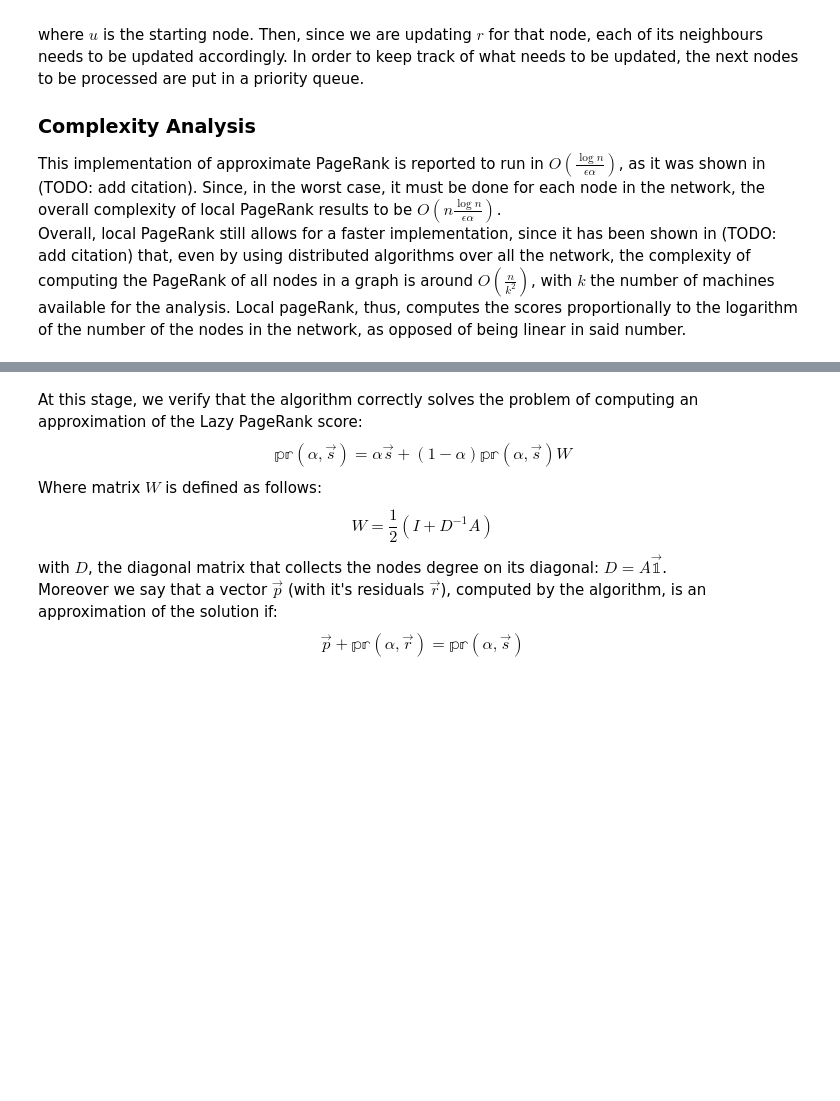
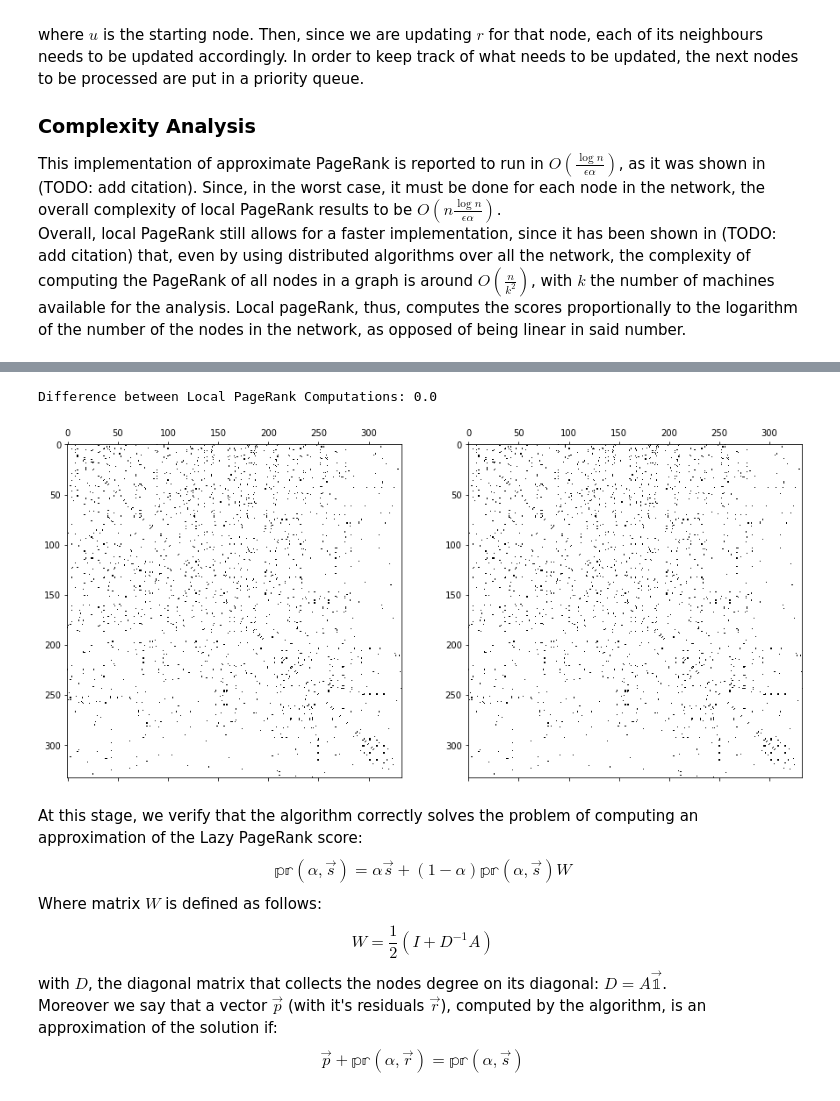
Before and after one commit to barbafrank/LCP_projects_Y2, a Jupyter notebook: HLP_Project/Project.ipynb, the cells around one changed output, grey strips where cells are left out. Drawn from its saved outputs; the diff is of its cells as text; code cells hidden in the pictures; blank space fills up the shorter version.

```diff
--- a/HLP_Project/Project.ipynb
+++ b/HLP_Project/Project.ipynb
@@ -74,19 +73,22 @@ print("Unweighted version:")
 # %%
 # generate the L matrix, assuming both weighted and unweighted input
-L_weighted = cppLocalPageRank_weight(A_weighted, c=0.85, return_only_neighbours=True)
-L = cppLocalPageRank(A, c=0.85, return_only_neighbours=True)
+L_weighted = localPageRank_weight(A_weighted, c=0.85, return_only_neighbours=True)
+L = localPageRank(A, c=0.85, return_only_neighbours=True)
 
 # convert to numpy matrix, to visually check the results
 L_weighted_mat = list2matrix(L_weighted)
 L_mat = list2matrix(L)
 
 # plot the matrices' spy
 fig, axs = plt.subplots(1, 2, figsize=(15, 7))
 axs[0].spy(L_weighted_mat)
 axs[1].spy(L_mat)
 
 # and print the difference to check that the same result was obtained
 print("Difference between Local PageRank Computations:", np.linalg.norm(L_mat-L_weighted_mat))
+# %% [output]
+Difference between Local PageRank Computations: 0.0
+[figure, added]
 # %% [markdown]
 At this stage, we verify that the algorithm correctly solves the problem of computing an approximation of the Lazy PageRank score:
 $$
```
Also changed, not shown: parts of 5 cells of this notebook.
